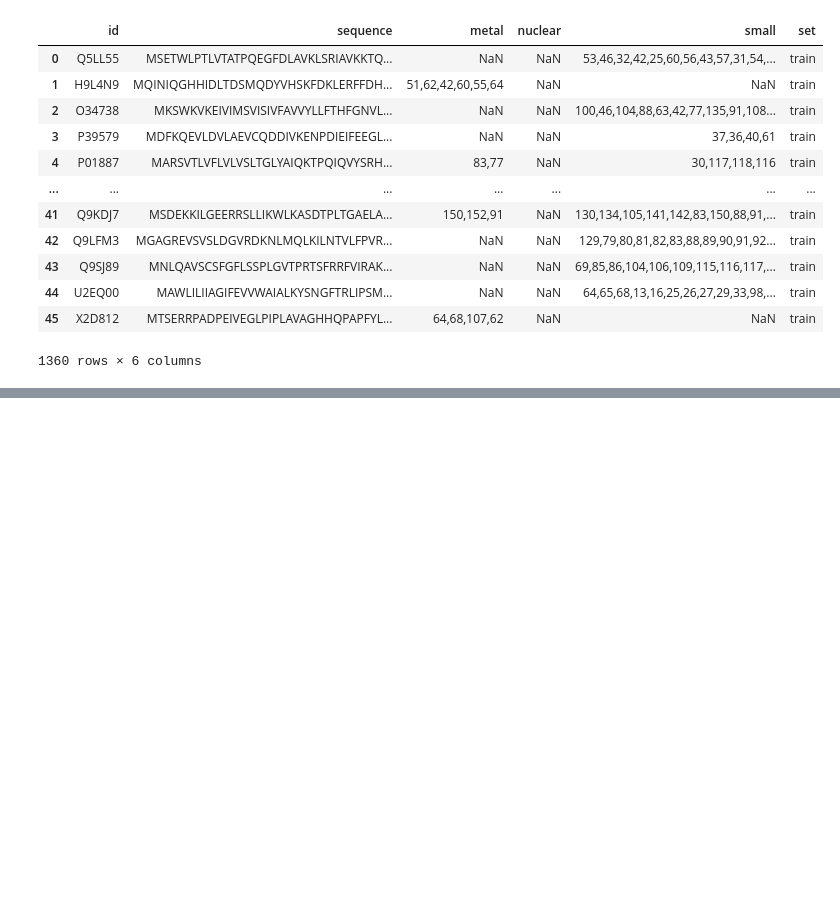
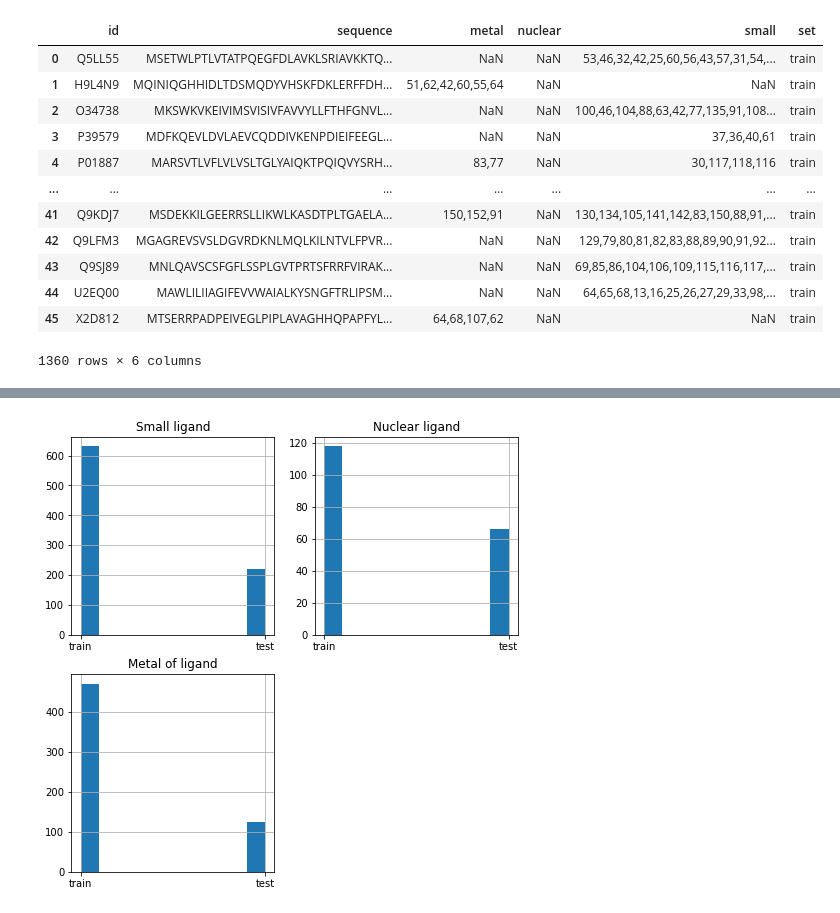
Before and after one commit to J-SNACKKB/FLIP, a Jupyter notebook: collect_splits/5_bind.ipynb, the cells around one changed output, grey strips where cells are left out. Drawn from its saved outputs; the diff is of its cells as text; code cells hidden in the pictures; blank space fills up the shorter version.

```diff
--- a/collect_splits/5_bind.ipynb
+++ b/collect_splits/5_bind.ipynb
@@ -266,0 +244,11 @@ three_vs_many.to_csv(split_path / 'splits' / 'three_vs_many.csv', index = False)
+# %%
+fig, ax = plt.subplots(nrows=2, ncols=2, figsize=(8, 8))
+full_set.iloc[small_indexes]["set"].hist(ax=ax[0,0])
+ax[0,0].set_title("Small ligand")
+full_set.iloc[nuclear_indexes]["set"].hist(ax=ax[0,1])
+ax[0,1].set_title("Nuclear ligand")
+full_set.iloc[metal_indexes]["set"].hist(ax=ax[1,0])
+ax[1,0].set_title("Metal of ligand")
+ax[1,1].set_visible(False)
+# %% [output]
+[figure, added]
```
Also changed, not shown: parts of 52 cells of this notebook, 2 other files.
